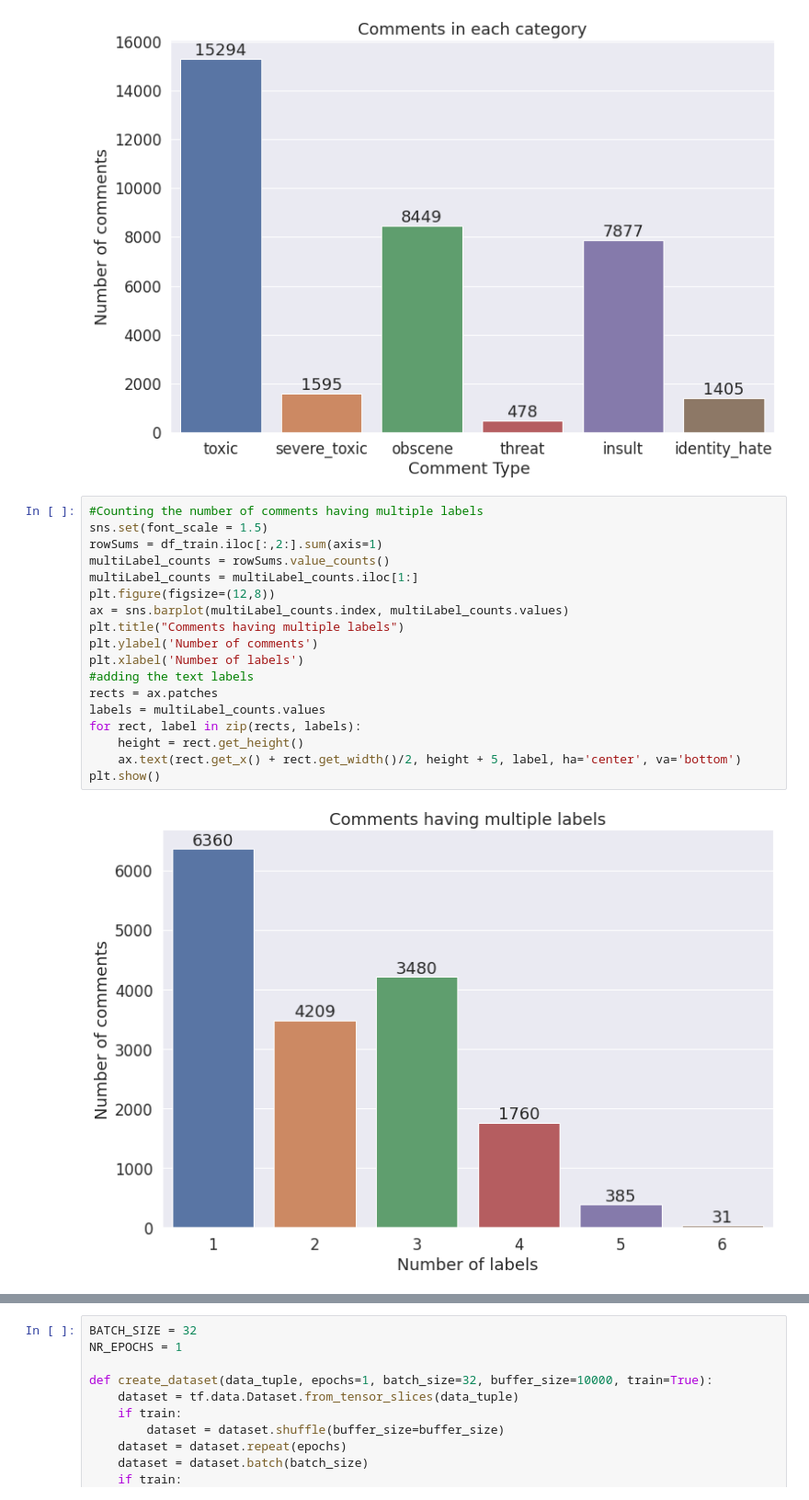
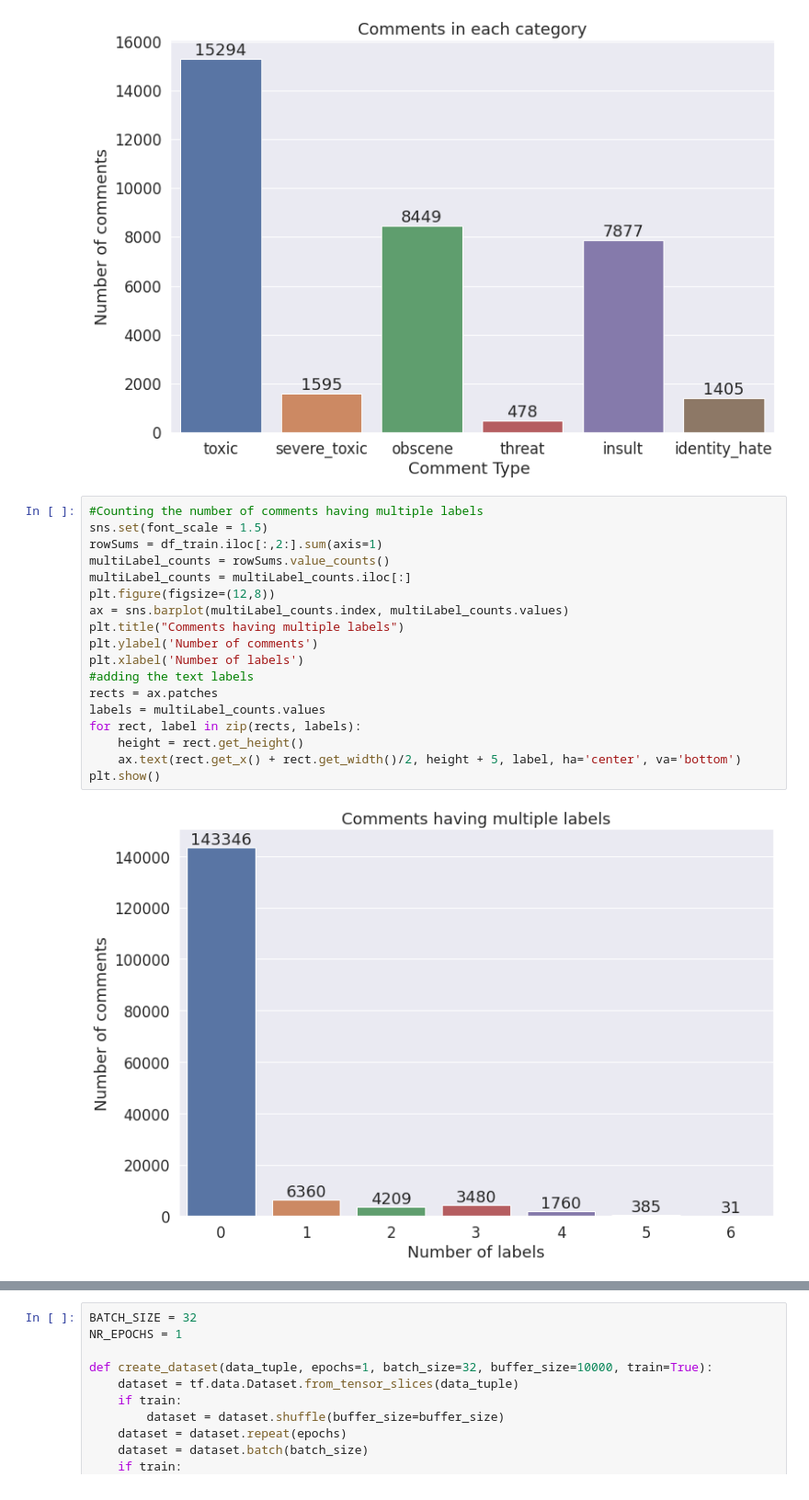
Before and after one commit to charlie-chi-zhang/Multi-Label-Text-classification-Using-BERT, a Jupyter notebook: cz02-2_toxic_binary.ipynb, the cells around one changed output, grey strips where cells are left out. Shown at 92% size. Cells and saved outputs as stored; diff of their text form.

```diff
--- a/cz02-2_toxic_binary.ipynb
+++ b/cz02-2_toxic_binary.ipynb
@@ -125,21 +150,21 @@ plt.show()
 # %%
 #Counting the number of comments having multiple labels
 sns.set(font_scale = 1.5)
 rowSums = df_train.iloc[:,2:].sum(axis=1)
 multiLabel_counts = rowSums.value_counts()
-multiLabel_counts = multiLabel_counts.iloc[1:]
+multiLabel_counts = multiLabel_counts.iloc[:]
 plt.figure(figsize=(12,8))
 ax = sns.barplot(multiLabel_counts.index, multiLabel_counts.values)
 plt.title("Comments having multiple labels")
 plt.ylabel('Number of comments')
 plt.xlabel('Number of labels')
 #adding the text labels
 rects = ax.patches
 labels = multiLabel_counts.values
 for rect, label in zip(rects, labels):
     height = rect.get_height()
     ax.text(rect.get_x() + rect.get_width()/2, height + 5, label, ha='center', va='bottom')
 plt.show()
 # %% [output]
-[figure, old version]
+[figure, new version]
 # %% [markdown]
```
Also changed, not shown: parts of 20 cells of this notebook.
